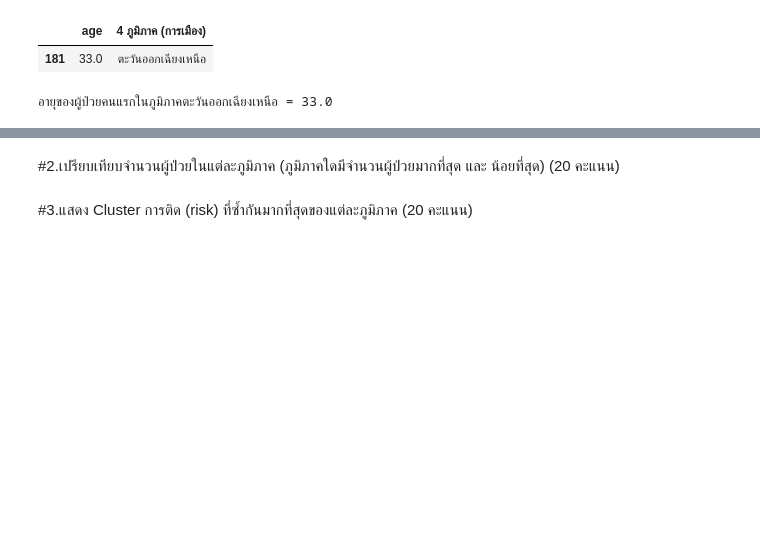
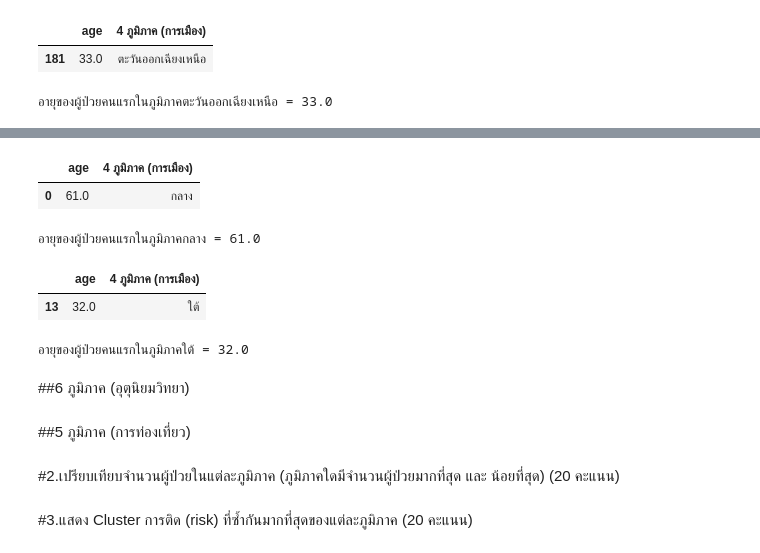
Before and after one commit to sskboonmee/data_viz_2022, a Jupyter notebook: BasicPython&DataViz_midterm2022.ipynb, the cells around one changed output, grey strips where cells are left out. Cells and saved outputs as stored; diff of their text form; code cells hidden in the pictures; blank space fills up the shorter version.

```diff
--- a/BasicPython&DataViz_midterm2022.ipynb
+++ b/BasicPython&DataViz_midterm2022.ipynb
@@ -431,3 +439,29 @@ no1_4po_ne.iloc[:1,:]
+# %%
+no1_4po_c = no1_4po[no1_4po['4 ภูมิภาค (การเมือง)']=='กลาง']
+no1_4po_c.iloc[:1,:]
+# %% [output]
+|  | age | 4 ภูมิภาค (การเมือง) |
+| 0 | 61.0 | กลาง |
+# %%
+age = no1_4po_c.iloc[:1,:].iloc[0,0]
+print(f'อายุของผู้ป่วยคนแรกในภูมิภาคกลาง = {age} ')
+# %% [output]
+อายุของผู้ป่วยคนแรกในภูมิภาคกลาง = 61.0
+# %%
+no1_4po_s = no1_4po[no1_4po['4 ภูมิภาค (การเมือง)']=='ใต้']
+no1_4po_s.iloc[:1,:]
+# %% [output]
+|  | age | 4 ภูมิภาค (การเมือง) |
+| 13 | 32.0 | ใต้ |
+# %%
+age = no1_4po_s.iloc[:1,:].iloc[0,0]
+print(f'อายุของผู้ป่วยคนแรกในภูมิภาคใต้ = {age} ')
+# %% [output]
+อายุของผู้ป่วยคนแรกในภูมิภาคใต้ = 32.0
+# %% [markdown]
+##6 ภูมิภาค (อุตุนิยมวิทยา)
+# %% [markdown]
+##5 ภูมิภาค (การท่องเที่ยว)
 # %% [markdown]
 #2.เปรียบเทียบจำนวนผู้ป่วยในแต่ละภูมิภาค (ภูมิภาคใดมีจำนวนผู้ป่วยมากที่สุด และ น้อยที่สุด) (20 คะแนน)
 # %% [markdown]
```
Also changed, not shown: parts of 2 cells of this notebook.
